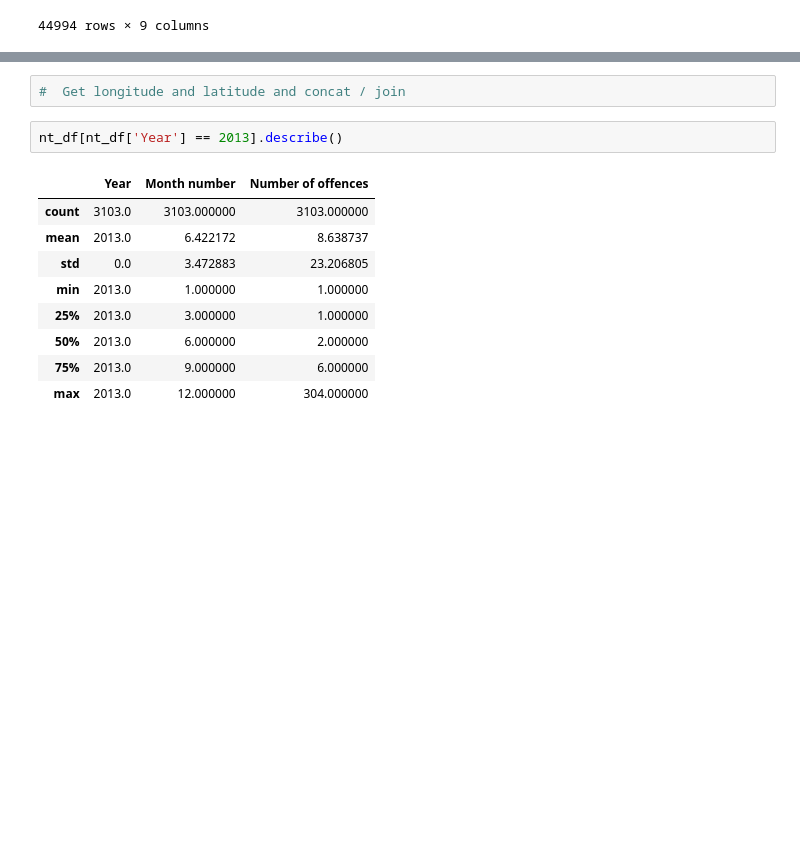
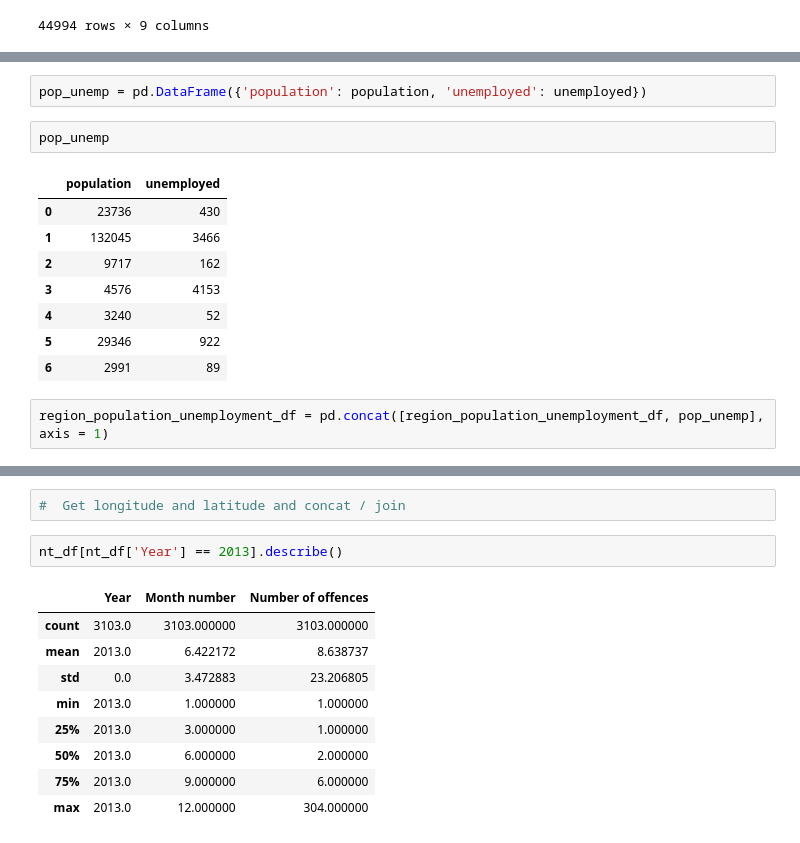
Before and after one commit to ShantiRoseCodes/solo_project, a Jupyter notebook: Domestic Violence.ipynb, the cells around one changed output, grey strips where cells are left out. Cells and saved outputs as stored; diff of their text form; blank space fills up the shorter version.

```diff
--- a/Domestic Violence.ipynb
+++ b/Domestic Violence.ipynb
@@ -151,0 +196,15 @@ offence_category
+# %%
+pop_unemp = pd.DataFrame({'population': population, 'unemployed': unemployed})
+# %%
+pop_unemp
+# %% [output]
+|  | population | unemployed |
+| 0 | 23736 | 430 |
+| 1 | 132045 | 3466 |
+| 2 | 9717 | 162 |
+| 3 | 4576 | 4153 |
+| 4 | 3240 | 52 |
+| 5 | 29346 | 922 |
+| 6 | 2991 | 89 |
+# %%
+region_population_unemployment_df = pd.concat([region_population_unemployment_df, pop_unemp], axis = 1)
```
Also changed, not shown: parts of 85 cells of this notebook, 1 other file.
